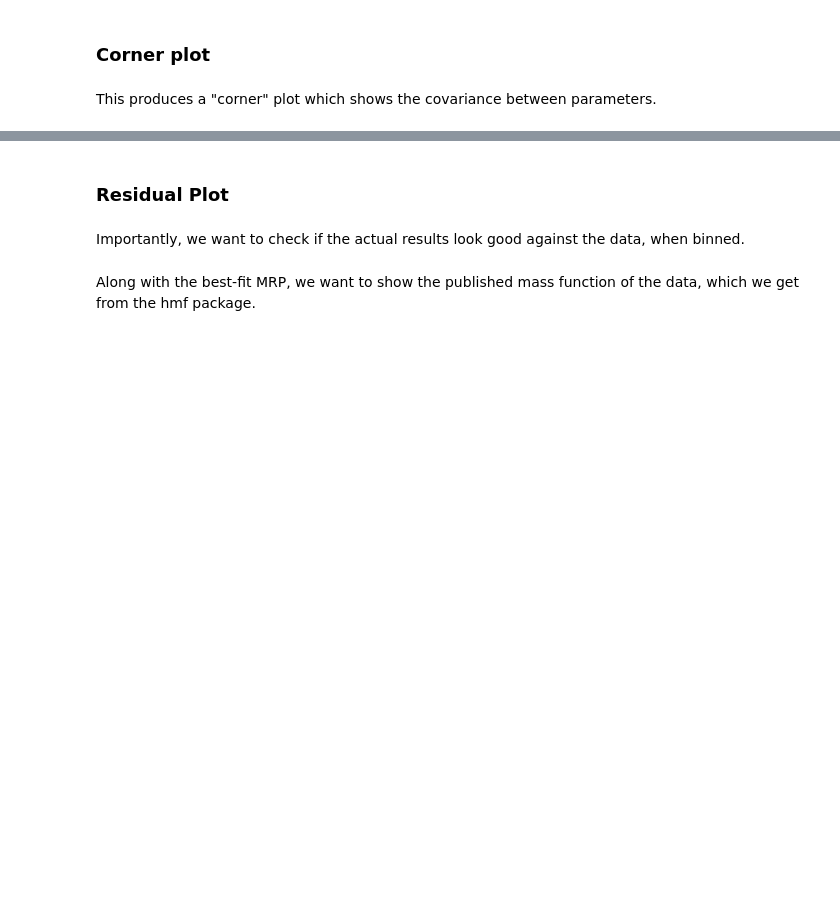
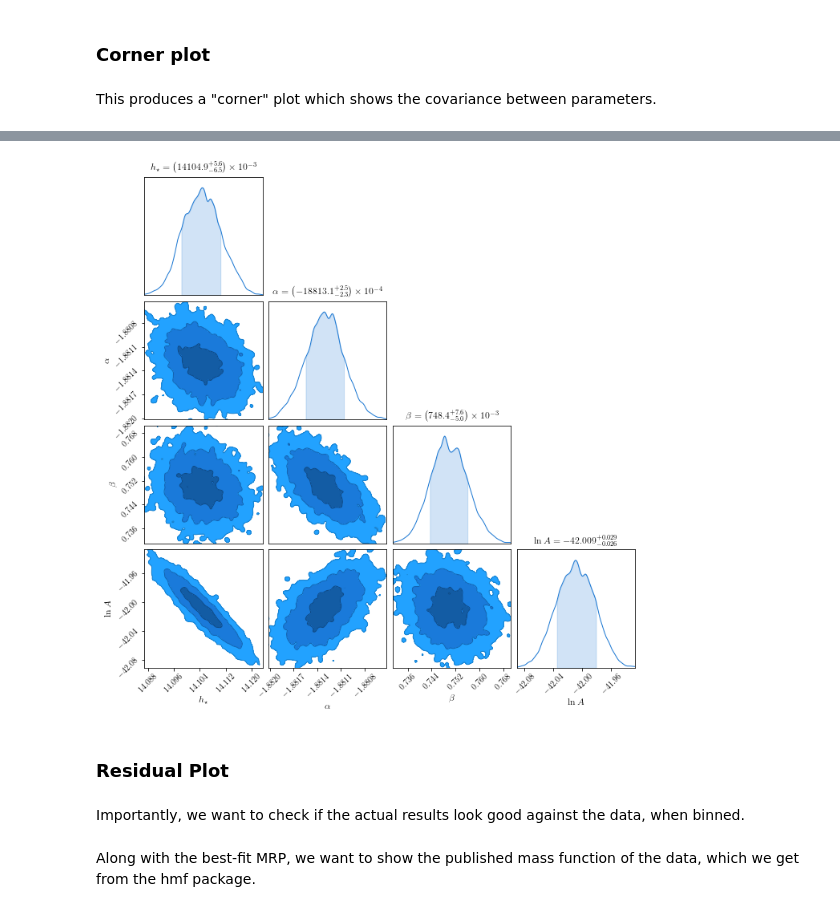
Before and after one commit to steven-murray/mrpy, a Jupyter notebook: docs/examples/fit_simulation_suite.ipynb, the cells around one changed output, grey strips where cells are left out. Cells and saved outputs as stored; diff of their text form; code cells hidden in the pictures; blank space fills up the shorter version.

```diff
--- a/docs/examples/fit_simulation_suite.ipynb
+++ b/docs/examples/fit_simulation_suite.ipynb
@@ -311,0 +334,6 @@ cornerfig2.savefig("/home/steven/Documents/PhD/Products/2015/phd_thesis/chapters
+# %%
+c = ChainConsumer().add_chain(chain_so.reshape((-1,4)),
+                              parameters=[r'$h_\star$',r'$\alpha$',r"$\beta$",r'$\ln A$'],
+                              walkers=50)
+fig = c.plot(figsize="PAGE")
+# %% [output]
@@ -312,3 +341,4 @@ cornerfig2.savefig("/home/steven/Documents/PhD/Products/2015/phd_thesis/chapters
+[figure, added]
 # %% [markdown]
 ### Residual Plot
 # %% [markdown]
```
Also changed, not shown: parts of 49 cells of this notebook, 43 other files.
